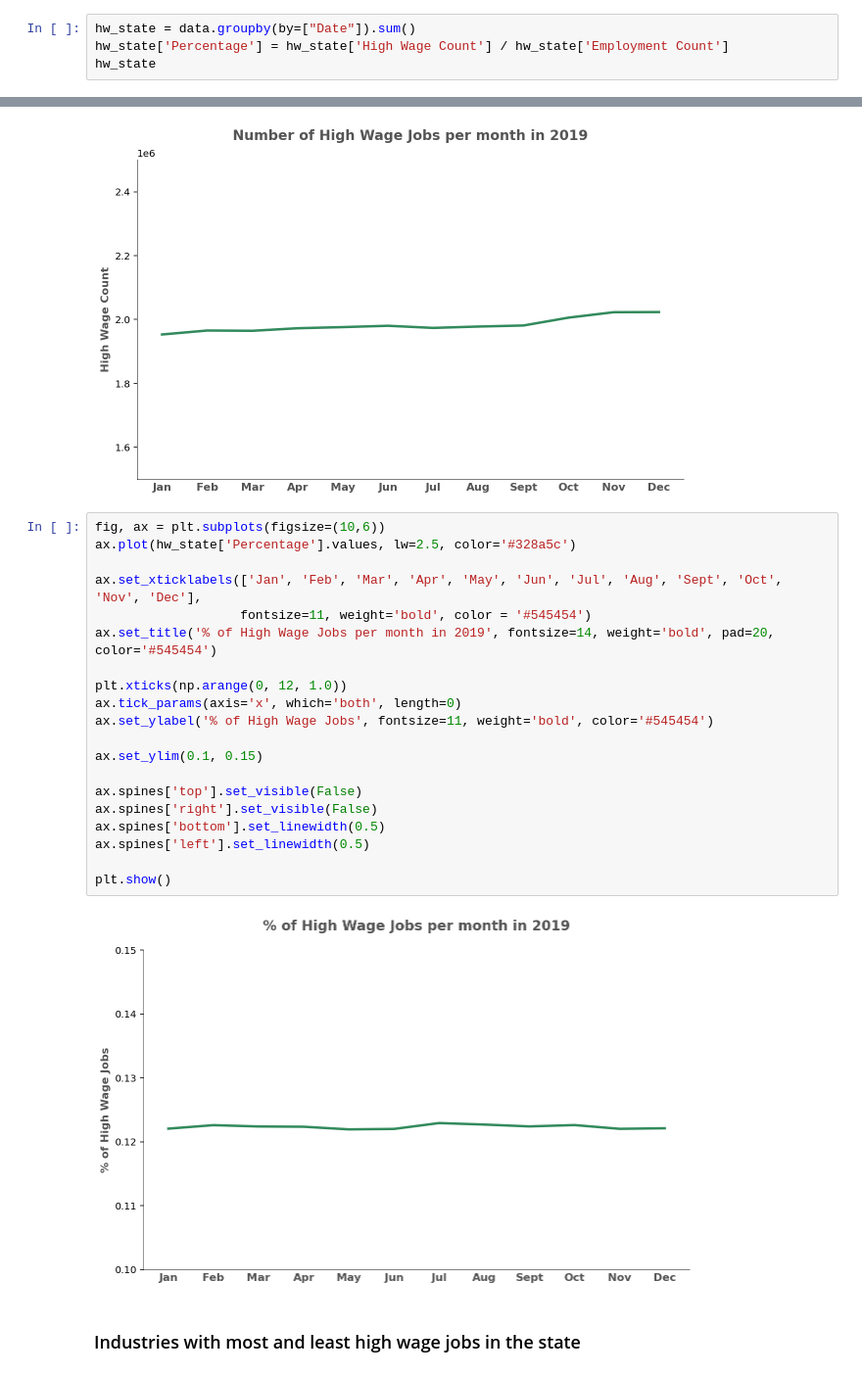
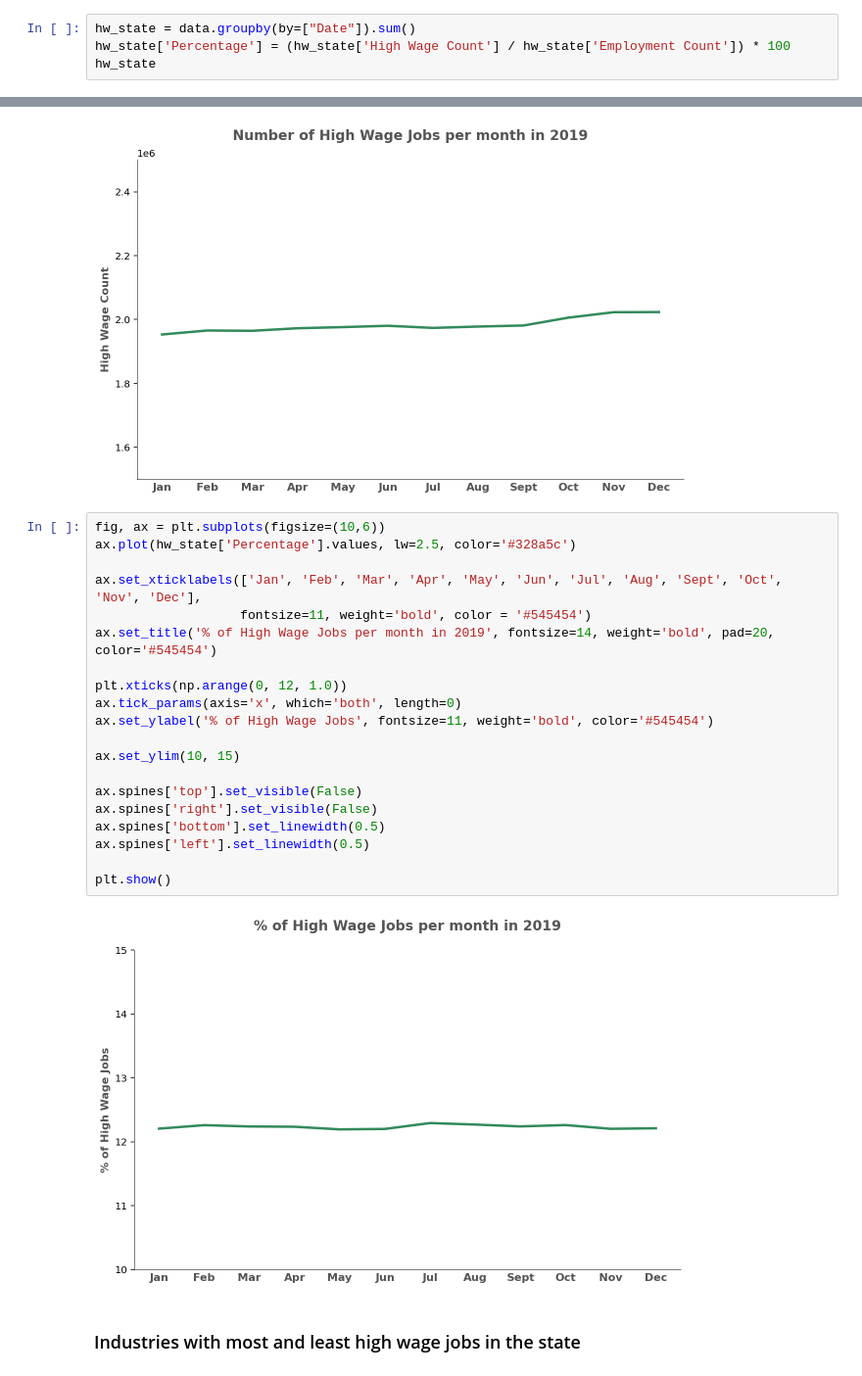
Before and after one commit to cafwd/job_quality_index, a Jupyter notebook: high-wage-visualizations.ipynb, the cells around one changed output, grey strips where cells are left out. Shown at 98% size. Drawn from its saved outputs; the diff is of its cells as text.

```diff
--- a/high-wage-visualizations.ipynb
+++ b/high-wage-visualizations.ipynb
@@ -202,7 +202,7 @@ plt.show()
 ### High wage count in CA over 2019
 # %%
 hw_state = data.groupby(by=["Date"]).sum()
-hw_state['Percentage'] = hw_state['High Wage Count'] / hw_state['Employment Count']
+hw_state['Percentage'] = (hw_state['High Wage Count'] / hw_state['Employment Count']) * 100
 hw_state
 # %% [output]
 |  | Population | High Wage Count | Employment Count | Cost of Living | Percentage |
@@ -244,25 +244,25 @@ plt.show()
 # %%
 fig, ax = plt.subplots(figsize=(10,6))
 ax.plot(hw_state['Percentage'].values, lw=2.5, color='#328a5c')
 
 ax.set_xticklabels(['Jan', 'Feb', 'Mar', 'Apr', 'May', 'Jun', 'Jul', 'Aug', 'Sept', 'Oct', 'Nov', 'Dec'],
                    fontsize=11, weight='bold', color = '#545454')
 ax.set_title('% of High Wage Jobs per month in 2019', fontsize=14, weight='bold', pad=20, color='#545454')
 
 plt.xticks(np.arange(0, 12, 1.0))
 ax.tick_params(axis='x', which='both', length=0)
 ax.set_ylabel('% of High Wage Jobs', fontsize=11, weight='bold', color='#545454')
 
-ax.set_ylim(0.1, 0.15)
+ax.set_ylim(10, 15)
 
 ax.spines['top'].set_visible(False)
 ax.spines['right'].set_visible(False)
 ax.spines['bottom'].set_linewidth(0.5)
 ax.spines['left'].set_linewidth(0.5)
 
 plt.show()
 # %% [output]
-[figure, old version]
+[figure, new version]
 # %% [markdown]
 ### Industries with most and least high wage jobs in the state
 # %%
```
Also changed, not shown: parts of 57 cells of this notebook, 3 other files.
